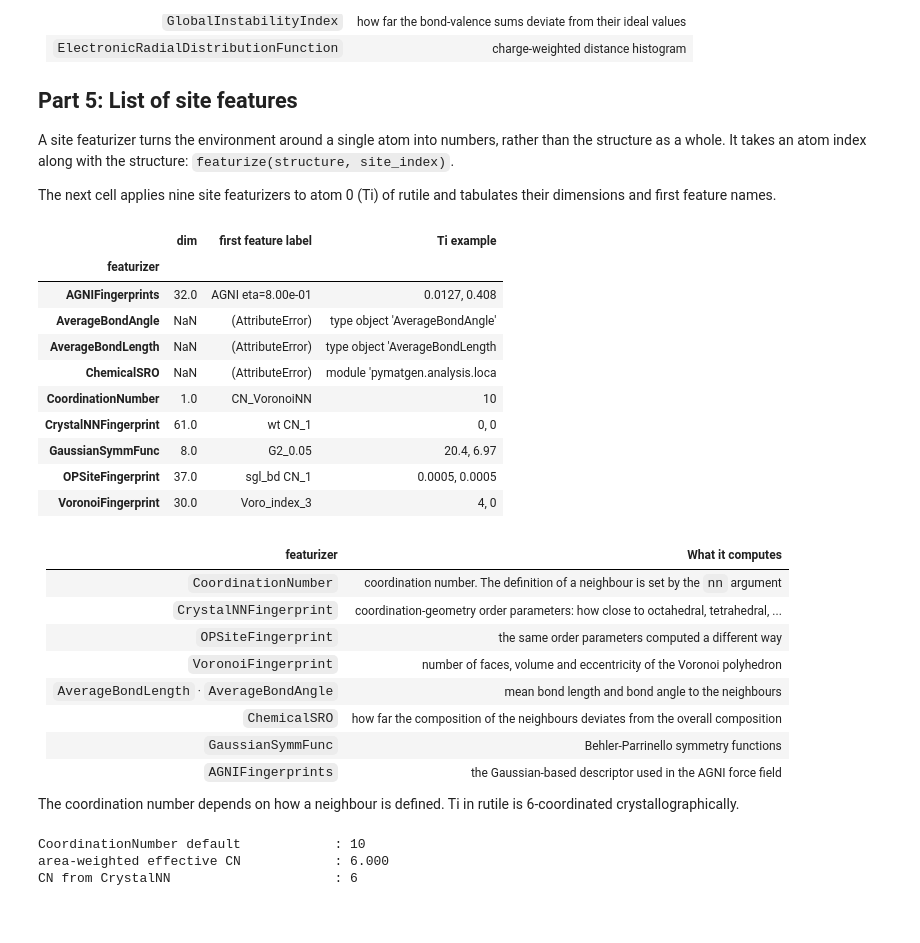
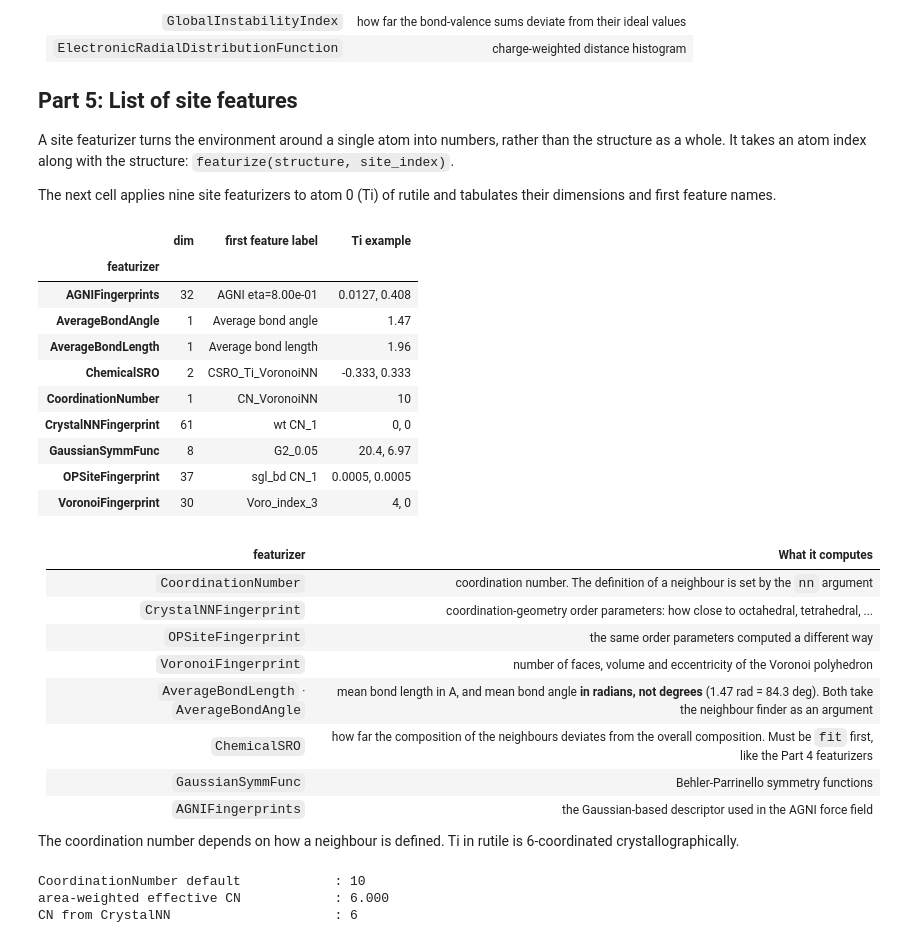
Before and after one commit to kwongibaek/MS49900-AI4M, a Jupyter notebook: Hand-on-session2/2026_2_Hands_on_session2_preclass.ipynb, the cells around one changed output. Saved outputs shown, nothing was run; the diff lists cells and outputs as text; code cells hidden in the pictures; blank space fills up the shorter version.

```diff
--- a/Hand-on-session2/2026_2_Hands_on_session2_preclass.ipynb
+++ b/Hand-on-session2/2026_2_Hands_on_session2_preclass.ipynb
@@ -269,11 +270,9 @@ READY_C = ["AtomicOrbitals", "AtomicPackingEfficiency", "BandCenter", "ElementFr
 
 rows = []
 for name in READY_C:
-    cls = getattr(mfc, name)
-    try:
-        fz = cls()
-    except TypeError:
-        fz = cls.from_preset("magpie")
+    # Every one of these works with its default settings except ElementProperty, which has none: it is built from a preset (Part 3).
+    fz = (mfc.ElementProperty.from_preset("magpie") if name == "ElementProperty"
+          else getattr(mfc, name)())
     out = fz.featurize(comp)
     sample = ", ".join(f"{v:.3g}" if isinstance(v, (int, float)) else str(v)
                        for v in out[:2])
@@ -657,40 +656,47 @@ The next cell applies nine site featurizers to atom 0 (Ti) of rutile and tabulat
 dimensions and first feature names.
 # %%
 import matminer.featurizers.site as mfsite
+from matminer.featurizers.site import ChemicalSRO
+from pymatgen.analysis.local_env import CrystalNN
 
-READY_SITE = ["AGNIFingerprints", "AverageBondAngle", "AverageBondLength",
-              "ChemicalSRO", "CoordinationNumber", "CrystalNNFingerprint",
-              "GaussianSymmFunc", "OPSiteFingerprint", "VoronoiFingerprint"]
+# Six of the nine work with their defaults. AverageBondAngle and AverageBondLength need
+# a neighbour finder, and ChemicalSRO must also be fit on a set of (structure, site)
+# pairs first -- like the Part 4 featurizers -- so that it knows which elements to give
+# columns to. Fitting on rutile alone is why it ends up with two columns, Ti and O.
+sro = ChemicalSRO.from_preset("VoronoiNN")
+sro.fit([[rutile, i] for i in range(len(rutile))])
+
+READY_SITE = [
+    ("AGNIFingerprints",     mfsite.AGNIFingerprints()),
+    ("AverageBondAngle",     mfsite.AverageBondAngle(CrystalNN())),
+    ("AverageBondLength",    mfsite.AverageBondLength(CrystalNN())),
+    ("ChemicalSRO",          sro),
+    ("CoordinationNumber",   mfsite.CoordinationNumber()),
+    ("CrystalNNFingerprint", mfsite.CrystalNNFingerprint.from_preset("ops")),
+    ("GaussianSymmFunc",     mfsite.GaussianSymmFunc()),
+    ("OPSiteFingerprint",    mfsite.OPSiteFingerprint()),
+    ("VoronoiFingerprint",   mfsite.VoronoiFingerprint()),
+]
 
 rows = []
-for name in READY_SITE:
-    cls = getattr(mfsite, name)
-    try:
-        try:
-            fz = cls()
-        except TypeError:
-            fz = cls.from_preset("ops")
-        out = fz.featurize(rutile, 0)
-        rows.append({"featurizer": name, "dim": len(fz.feature_labels()),
-                     "first feature label": str(fz.feature_labels()[0])[:38],
-                     "Ti example": ", ".join(f"{v:.3g}" for v in out[:2])})
-    except Exception as err:
-        rows.append({"featurizer": name, "dim": None,
-                     "first feature label": f"({type(err).__name__})",
-                     "Ti example": str(err)[:30]})
+for name, fz in READY_SITE:
+    out = fz.featurize(rutile, 0)
+    rows.append({"featurizer": name, "dim": len(fz.feature_labels()),
+                 "first feature label": str(fz.feature_labels()[0])[:38],
+                 "Ti example": ", ".join(f"{v:.3g}" for v in out[:2])})
 display(pd.DataFrame(rows).set_index("featurizer"))
 # %% [output]
 |  | dim | first feature label | Ti example |
 | featurizer |  |  |  |
-| AGNIFingerprints | 32.0 | AGNI eta=8.00e-01 | 0.0127, 0.408 |
-| AverageBondAngle | NaN | (AttributeError) | type object 'AverageBondAngle' |
-| AverageBondLength | NaN | (AttributeError) | type object 'AverageBondLength |
-| ChemicalSRO | NaN | (AttributeError) | module 'pymatgen.analysis.loca |
-| CoordinationNumber | 1.0 | CN_VoronoiNN | 10 |
-| CrystalNNFingerprint | 61.0 | wt CN_1 | 0, 0 |
-| GaussianSymmFunc | 8.0 | G2_0.05 | 20.4, 6.97 |
-| OPSiteFingerprint | 37.0 | sgl_bd CN_1 | 0.0005, 0.0005 |
-| VoronoiFingerprint | 30.0 | Voro_index_3 | 4, 0 |
+| AGNIFingerprints | 32 | AGNI eta=8.00e-01 | 0.0127, 0.408 |
+| AverageBondAngle | 1 | Average bond angle | 1.47 |
+| AverageBondLength | 1 | Average bond length | 1.96 |
+| ChemicalSRO | 2 | CSRO_Ti_VoronoiNN | -0.333, 0.333 |
+| CoordinationNumber | 1 | CN_VoronoiNN | 10 |
+| CrystalNNFingerprint | 61 | wt CN_1 | 0, 0 |
+| GaussianSymmFunc | 8 | G2_0.05 | 20.4, 6.97 |
+| OPSiteFingerprint | 37 | sgl_bd CN_1 | 0.0005, 0.0005 |
+| VoronoiFingerprint | 30 | Voro_index_3 | 4, 0 |
 # %% [markdown]
 | featurizer | What it computes |
 |---|---|
@@ -698,8 +704,8 @@ display(pd.DataFrame(rows).set_index("featurizer"))
 | `CrystalNNFingerprint` | coordination-geometry order parameters: how close to octahedral, tetrahedral, ... |
 | `OPSiteFingerprint` | the same order parameters computed a different way |
 | `VoronoiFingerprint` | number of faces, volume and eccentricity of the Voronoi polyhedron |
-| `AverageBondLength` · `AverageBondAngle` | mean bond length and bond angle to the neighbours |
-| `ChemicalSRO` | how far the composition of the neighbours deviates from the overall composition |
+| `AverageBondLength` · `AverageBondAngle` | mean bond length in A, and mean bond angle **in radians, not degrees** (1.47 rad = 84.3 deg). Both take the neighbour finder as an argument |
+| `ChemicalSRO` | how far the composition of the neighbours deviates from the overall composition. Must be `fit` first, like the Part 4 featurizers |
 | `GaussianSymmFunc` | Behler-Parrinello symmetry functions |
 | `AGNIFingerprints` | the Gaussian-based descriptor used in the AGNI force field |
 
```
Also changed, not shown: parts of 4 cells of this notebook.
